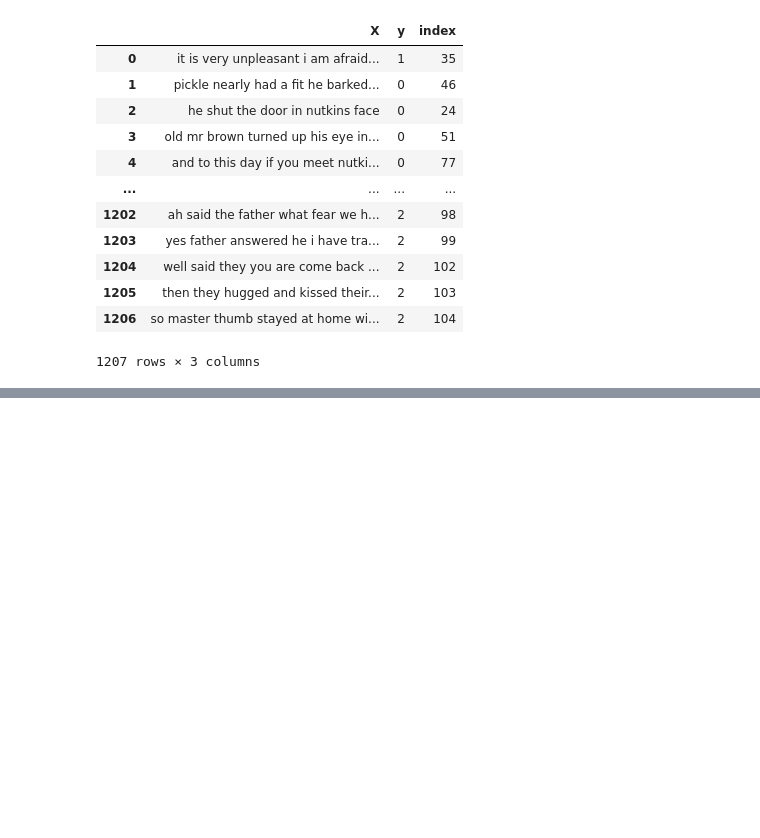
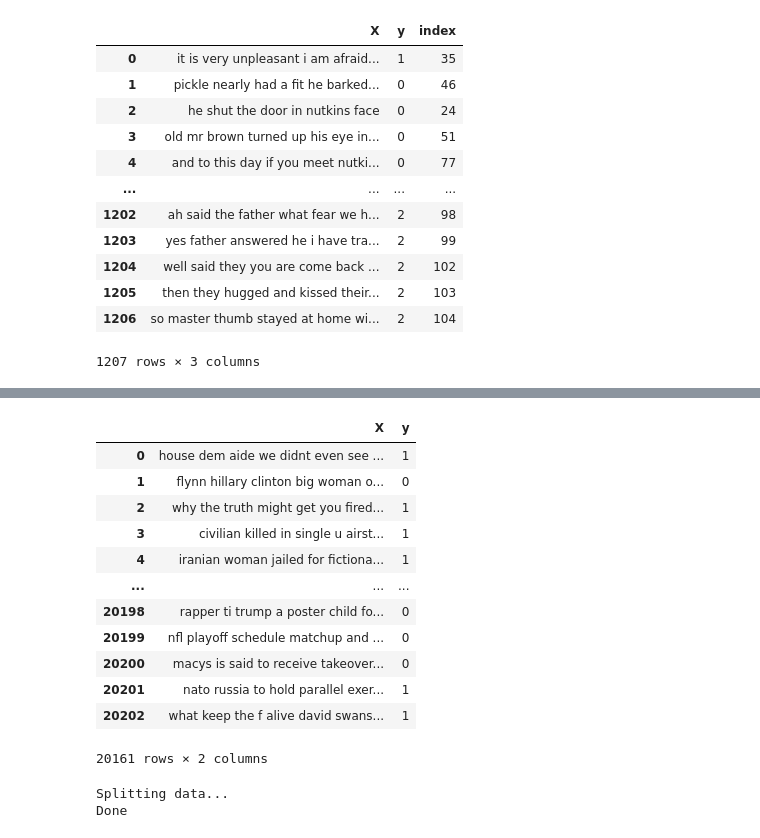
Before and after one commit to mlcruw/covid-news-analyzer, a Jupyter notebook: experiments.ipynb, the cells around one changed output, grey strips where cells are left out. Drawn from its saved outputs; the diff is of its cells as text; code cells hidden in the pictures; blank space fills up the shorter version.

```diff
--- a/experiments.ipynb
+++ b/experiments.ipynb
@@ -434,0 +418,6 @@ clean_data
+# %%
+dataset = FakeNewsDataset(do_clean=False)
+data_path = 'output/model_dump/fake_news_clean.csv'
+if os.path.exists(data_path):
+    clean_data = pd.read_csv(data_path)
+    dataset.data = clean_data
@@ -434,0 +433,21 @@ clean_data
+# %%
+dataset.data.dropna()
+# %% [output]
+|  | X | y |
+| 0 | house dem aide we didnt even see ... | 1 |
+| 1 | flynn hillary clinton big woman o... | 0 |
+| 2 | why the truth might get you fired... | 1 |
+| 3 | civilian killed in single u airst... | 1 |
+| 4 | iranian woman jailed for fictiona... | 1 |
+| ... | ... | ... |
+| 20198 | rapper ti trump a poster child fo... | 0 |
+| 20199 | nfl playoff schedule matchup and ... | 0 |
+| 20200 | macys is said to receive takeover... | 0 |
+| 20201 | nato russia to hold parallel exer... | 1 |
+| 20202 | what keep the f alive david swans... | 1 |
+20161 rows × 2 columns
+# %%
+dataset.split_data(test_size=0.2)
+# %% [output]
+Splitting data...
+Done
```
Also changed, not shown: parts of 27 cells of this notebook, 2 other files.
